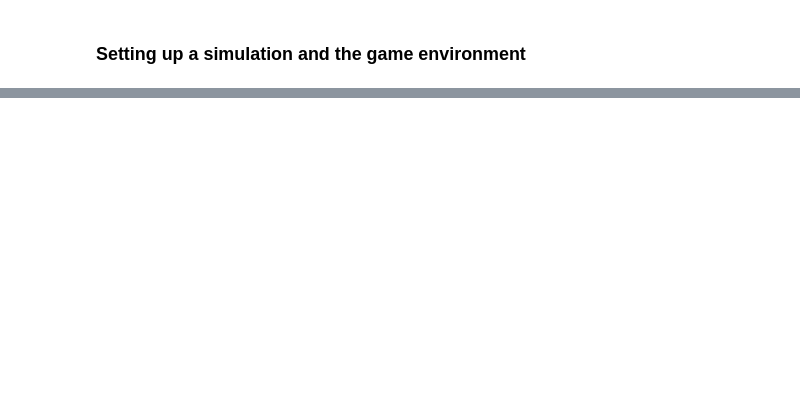
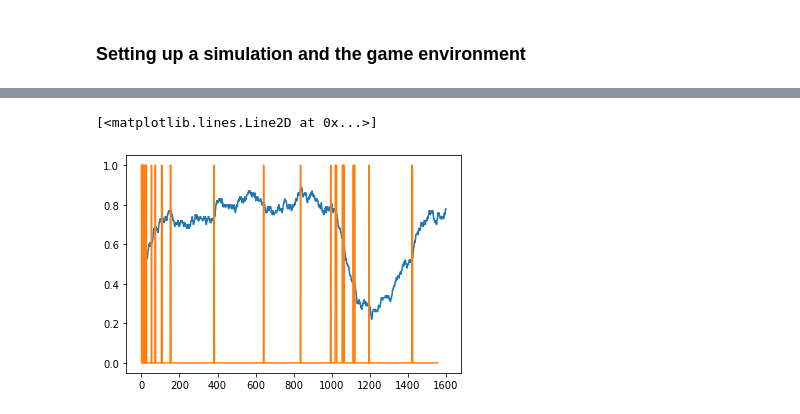
Before and after one commit to mrpogge/Urnings_project, a Jupyter notebook: main/so_urnings.ipynb, the cells around one changed output, grey strips where cells are left out. Saved outputs shown, nothing was run; the diff lists cells and outputs as text; code cells hidden in the pictures; blank space fills up the shorter version.

```diff
--- a/main/so_urnings.ipynb
+++ b/main/so_urnings.ipynb
@@ -126,0 +143,29 @@ plt.legend()
+# %%
+slope = []
+window = 40
+for i in range(len(player.container)):
+     if i >= window:
+        y = player.container[(i-window):i]
+        x = np.linspace(1, len(y), len(y))
+
+        m, b = np.polyfit(x,y,1)
+        slope.append(m)
+
+
+signal4 = []
+confidence = 99
+
+for i in range(1,len(slope) - 1):
+    dv_window = diff_vec[:i]
+    dv_conf = np.percentile(dv_window,[100 - confidence,confidence])
+
+    if diff_vec[i+1] > dv_conf[1] or diff_vec[i+1] < dv_conf[0]:
+        signal4.append(1)
+    else:
+        signal4.append(0)
+# %%
+plt.plot(player.container / player.urn_size)
+plt.plot(signal4)
+# %% [output]
+[<matplotlib.lines.Line2D at 0x...>]
+[figure, added]
```
Also changed, not shown: parts of 12 cells of this notebook.
